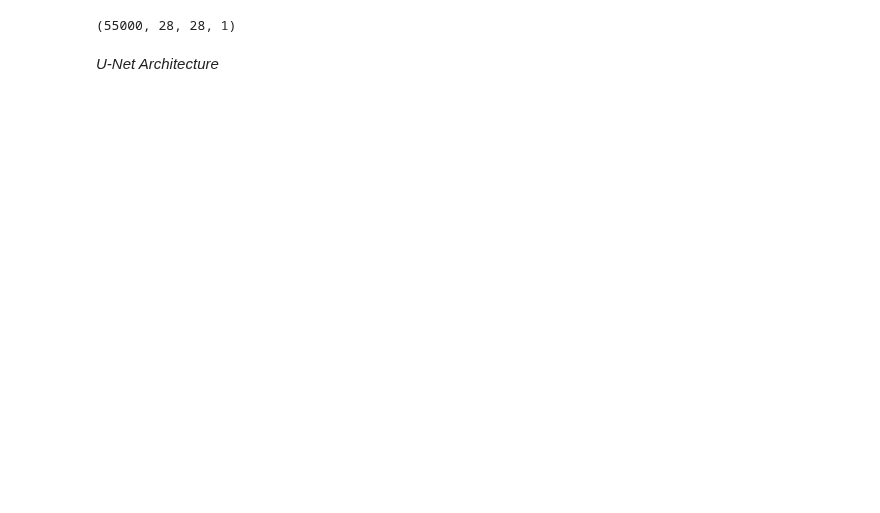
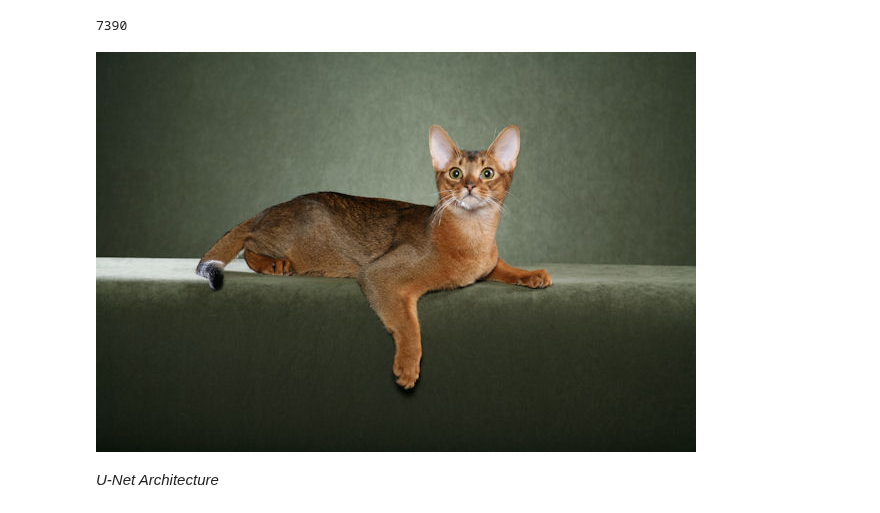
Before and after one commit to SiddharthYadav-v/ML-with-sklearn-keras-tf, a Jupyter notebook: u_net.ipynb, the cells around one changed output. Cells and saved outputs as stored; diff of their text form; code cells hidden in the pictures; blank space fills up the shorter version.

```diff
--- a/u_net.ipynb
+++ b/u_net.ipynb
@@ -46,7 +37,17 @@ y_train, y_valid = y_train_full[:-5000], y_train_full[-5000:]
-# %%
-X_train.shape
-# %% [output]
-(55000, 28, 28, 1)
+# %%
+import pathlib
+path = "datasets/oxford_iiit_pet"
+data_dir = pathlib.Path(path).with_suffix('')
+image_count = len(list(data_dir.glob('./*.jpg')))
+image_count
+# %% [output]
+7390
+# %%
+import PIL
+abyssinian = list(data_dir.glob('Abyssinian_*'))
+PIL.Image.open(str(abyssinian[0]))
+# %% [output]
+[figure, added]
 # %% [markdown]
 _U-Net Architecture_
 # %% [markdown]
```
Also changed, not shown: parts of 1 cell of this notebook, 3 other files.
